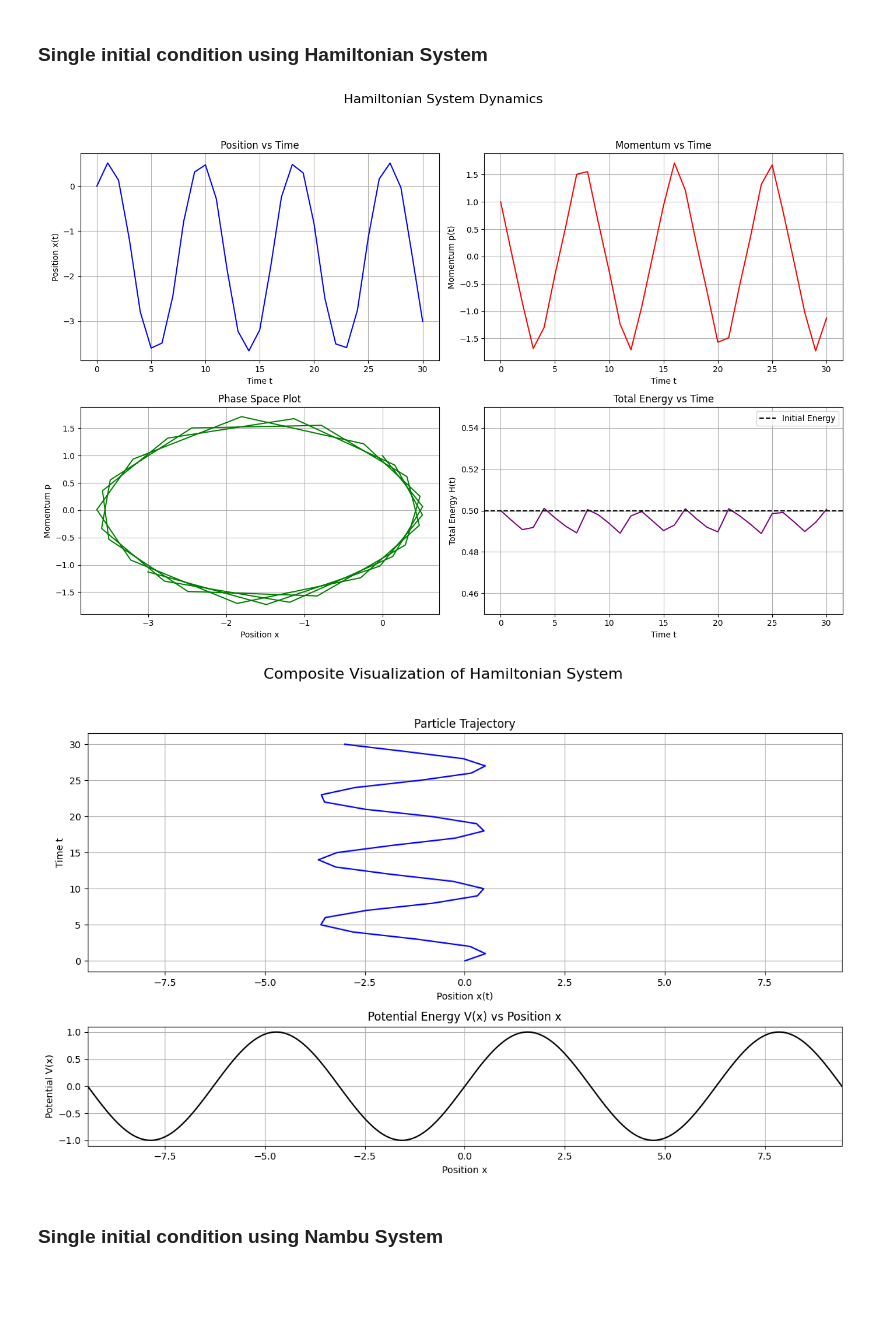
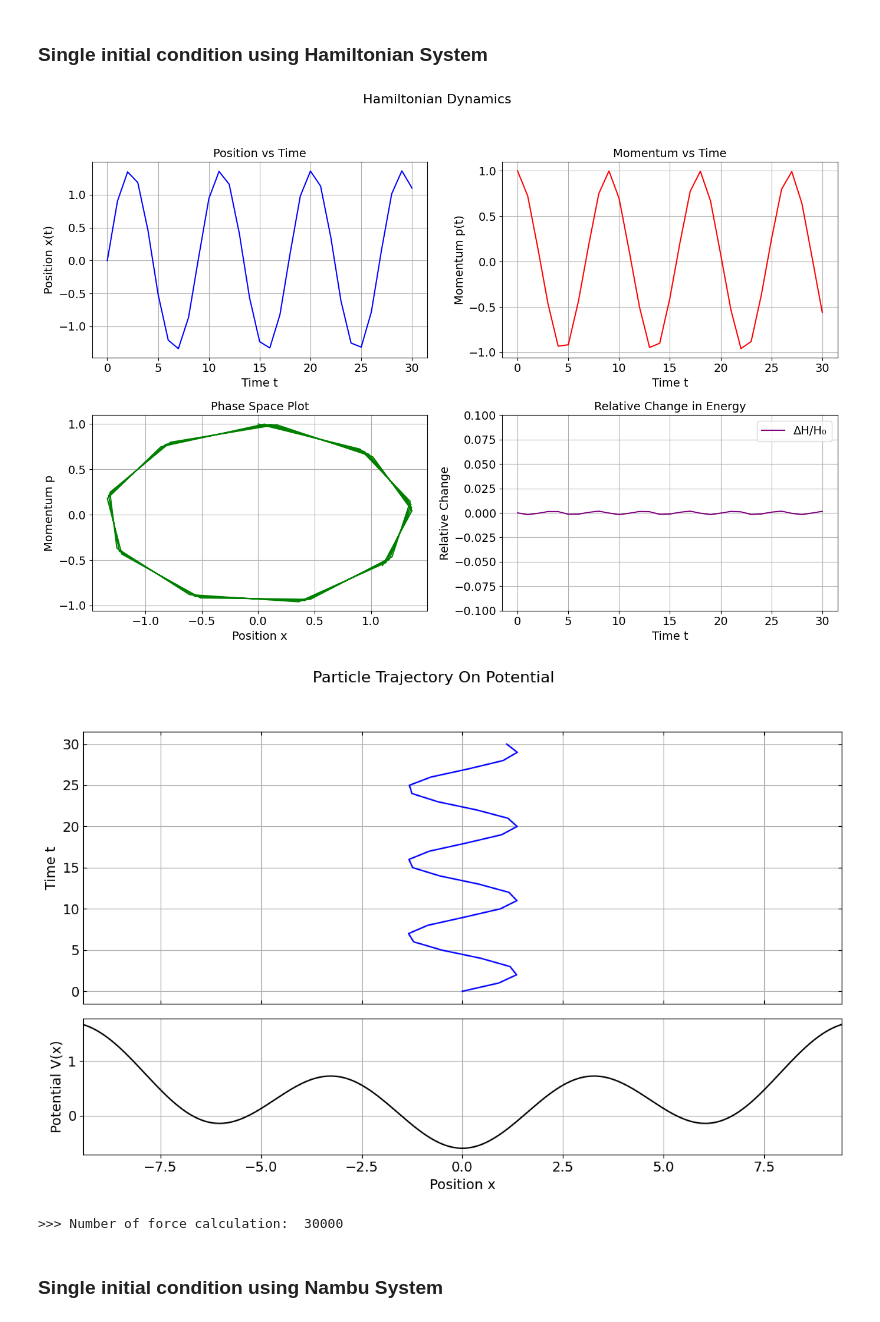
Before and after one commit to Greyyy-HJC/hmc_ft, a Jupyter notebook: sine.ipynb, the cells around one changed output. Cells and saved outputs as stored; diff of their text form; code cells hidden in the pictures; blank space fills up the shorter version.

```diff
--- a/sine.ipynb
+++ b/sine.ipynb
@@ -10,0 +3,18 @@ from plot_class import Plotter
+# %%
+import numpy as np
+import matplotlib.pyplot as plt
+
+from tqdm import tqdm
+from module.hamilton_class import HamiltonSystem
+from module.plot_class import Plotter
+from module.nambu_class import NambuSystem
+from module.sampling import metropolis_hastings, sample_initial_conditions
+
+
+# General parameters for different kinds of dynamics
+k = 0.6 # spring constant
+m = 1.0 # mass
+suppression_factor = 50 # to suppress the effect of x^2 term
+t_max = 30.0 # maximum time
+
+potential = lambda x: k * (x**2) / suppression_factor + k * np.cos(x - np.pi)
@@ -12,39 +63,34 @@ from plot_class import Plotter
 ### Single initial condition using Hamiltonian System
 # %%
 # Define the parameters
-k1 = 1.0  # Coefficient of the sine potential
-m = 1.0  # Mass
-t_max = 30.0  # Maximum time
-delta_t = 0.01  # Time step
-
-def p_dot(x, p):
-    return - k1 * np.cos(x)  # For sine potential, dp/dt = -cos(x)
-
-def x_dot(x, p):
-    return p / m  # For sine potential, dx/dt = p / m
-
-# Create Hamiltonian system
-hamilton_system = HamiltonSystem(p_dot, x_dot, t_max, delta_t)
+delta_t = 0.001  # Time step
+N_force = 0
 
 # Fixed initial condition
 x0, p0 = 0.0, 1.0
 
+# Create Hamiltonian system
+hamilton_system = HamiltonSystem(Hamilton_p_dot, Hamilton_x_dot, t_max, delta_t)
+
 # Simulate for the fixed initial condition
 t_array, x_array, p_array = hamilton_system.simulate(x0, p0)
+N_force += len(t_array) - 1 # each time of simulate includes a dV / dx calculation
 
 # Sample the data
-t_sampled, x_sampled, p_sampled = hamilton_system.sample_data(t_array, x_array, p_array)
+t_sampled, x_sampled, p_sampled = hamilton_system.pick_data(t_array, x_array, p_array)
 
 # Calculate energy
-energy_sampled = 0.5 * (p_sampled**2) / m + k1 * np.sin(x_sampled)
-potential = lambda x: k1 * np.sin(x)
+energy_sampled = 0.5 * (p_sampled**2) / m + k * (x_sampled**2) / suppression_factor + k * np.cos(x_sampled - np.pi)
 
 # Plotting
 plotter = Plotter()
-plotter.static_plots(t_sampled, x_sampled, p_sampled, energy_sampled)
-plotter.composite_plot(x_sampled, t_sampled, potential)
+plotter.static_plots("Hamiltonian", t_sampled, x_sampled, p_sampled, energy_sampled)
+plotter.trajectory_plot(x_sampled, t_sampled, potential)
+
+print(">>> Number of force calculation: ", N_force)
 # %% [output]
-[figure, old version]
+[figure, new version]
-[figure, old version]
+[figure, new version]
+>>> Number of force calculation:  30000
 # %% [markdown]
 ### Single initial condition using Nambu System
```
Also changed, not shown: parts of 15 cells of this notebook, 7 other files.
